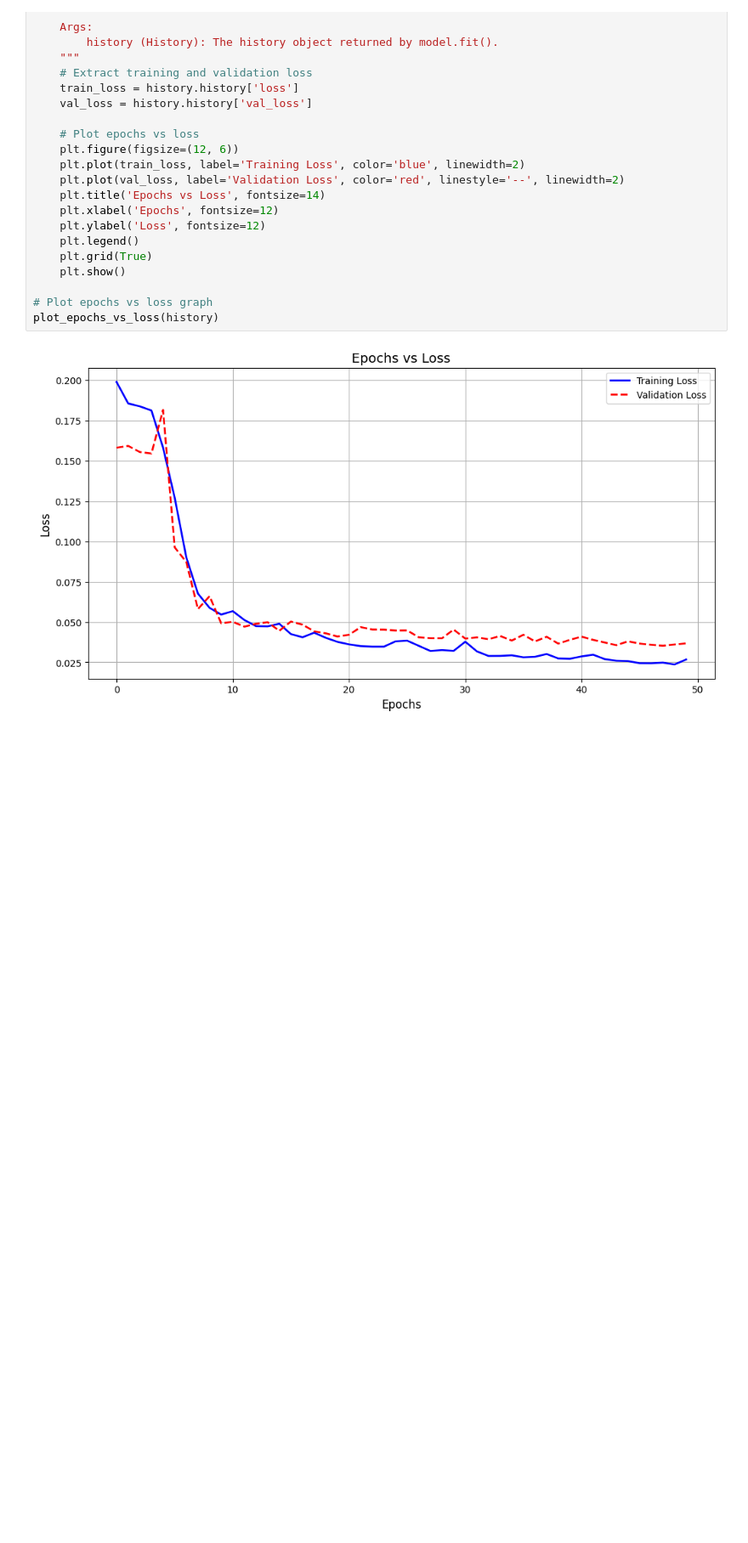
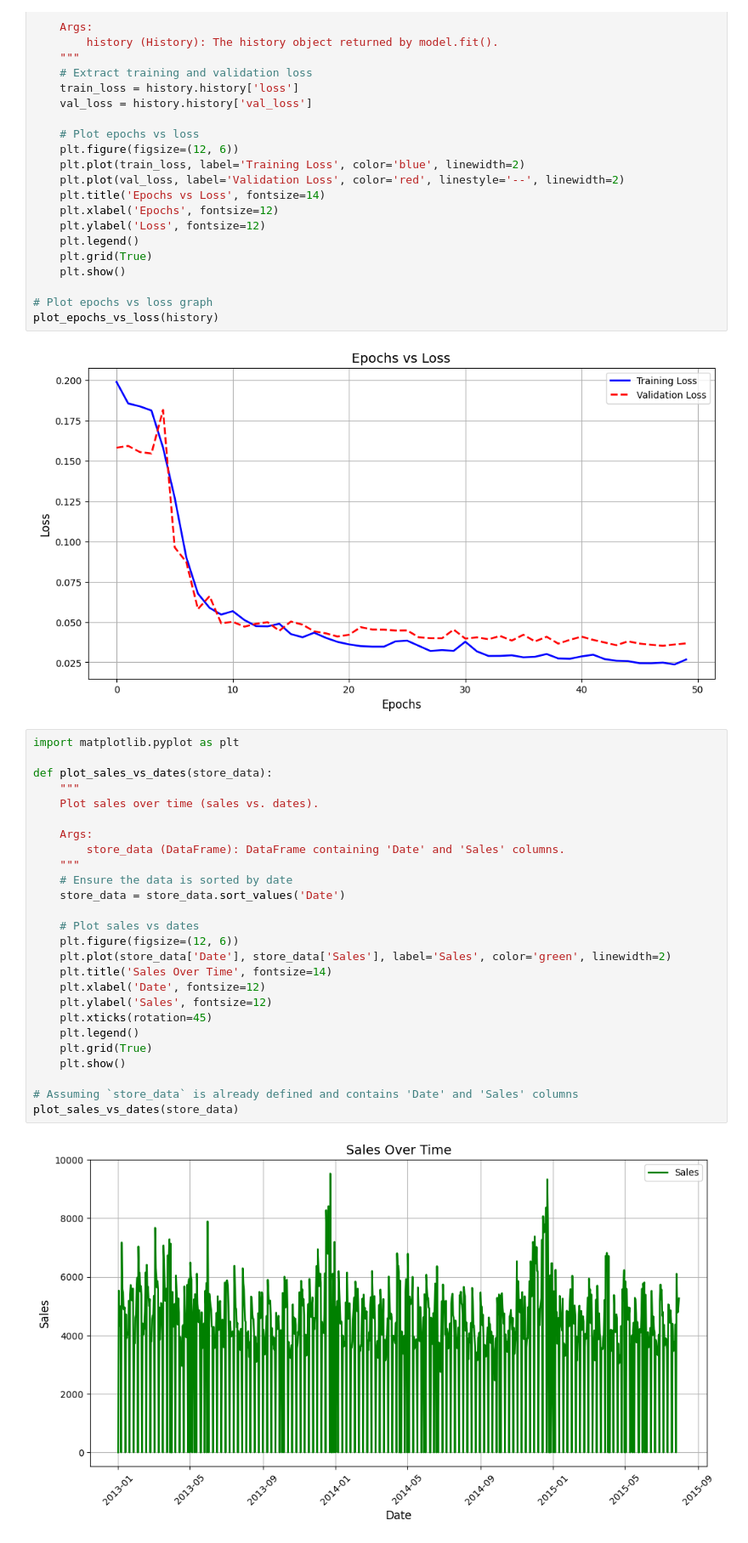
Before and after one commit to Semir1r/Rossmann_Pharmaceuticals_sales_forecast, a Jupyter notebook: notebooks/sales_prediction.ipynb, the cells around one changed output. Shown at 85% size. Drawn from its saved outputs; the diff is of its cells as text; blank space fills up the shorter version.

```diff
--- a/notebooks/sales_prediction.ipynb
+++ b/notebooks/sales_prediction.ipynb
@@ -501,3 +501,31 @@ def plot_epochs_vs_loss(history):
 plot_epochs_vs_loss(history)
 # %% [output]
 [figure]
+# %%
+import matplotlib.pyplot as plt
+
+def plot_sales_vs_dates(store_data):
+    """
+    Plot sales over time (sales vs. dates).
+
+    Args:
+        store_data (DataFrame): DataFrame containing 'Date' and 'Sales' columns.
+    """
+    # Ensure the data is sorted by date
+    store_data = store_data.sort_values('Date')
+
+    # Plot sales vs dates
+    plt.figure(figsize=(12, 6))
+    plt.plot(store_data['Date'], store_data['Sales'], label='Sales', color='green', linewidth=2)
+    plt.title('Sales Over Time', fontsize=14)
+    plt.xlabel('Date', fontsize=12)
+    plt.ylabel('Sales', fontsize=12)
+    plt.xticks(rotation=45)
+    plt.legend()
+    plt.grid(True)
+    plt.show()
+
+# Assuming `store_data` is already defined and contains 'Date' and 'Sales' columns
+plot_sales_vs_dates(store_data)
+# %% [output]
+[figure, added]
```
